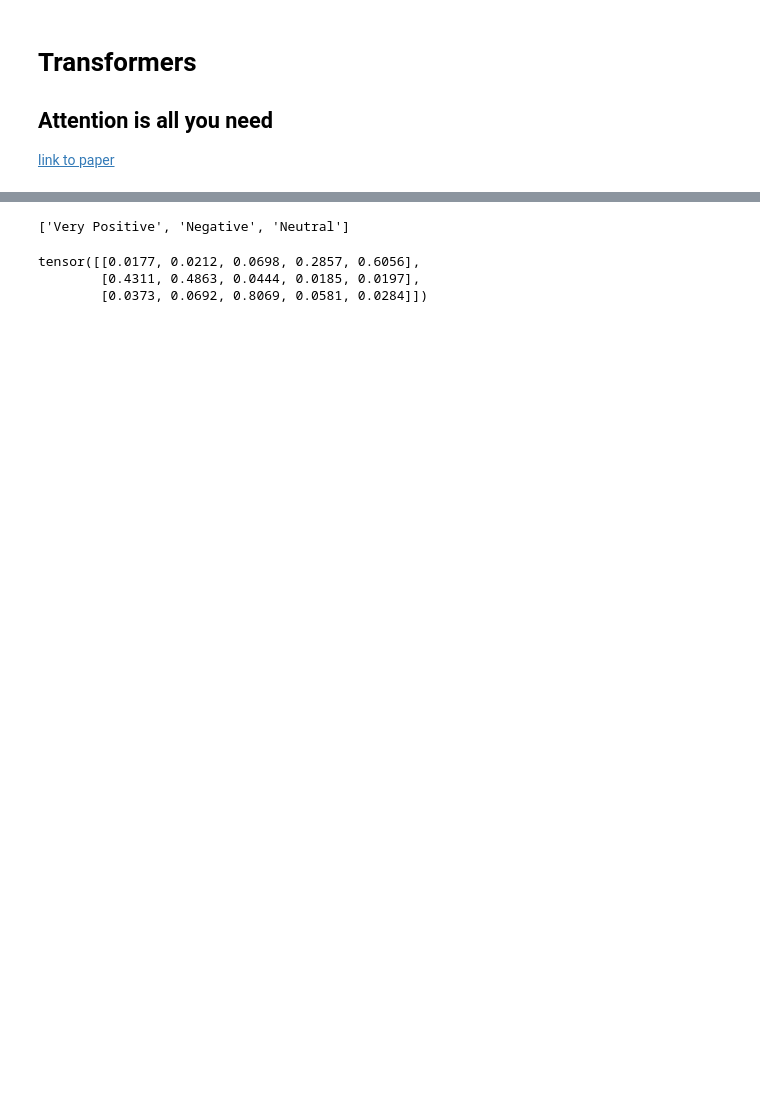
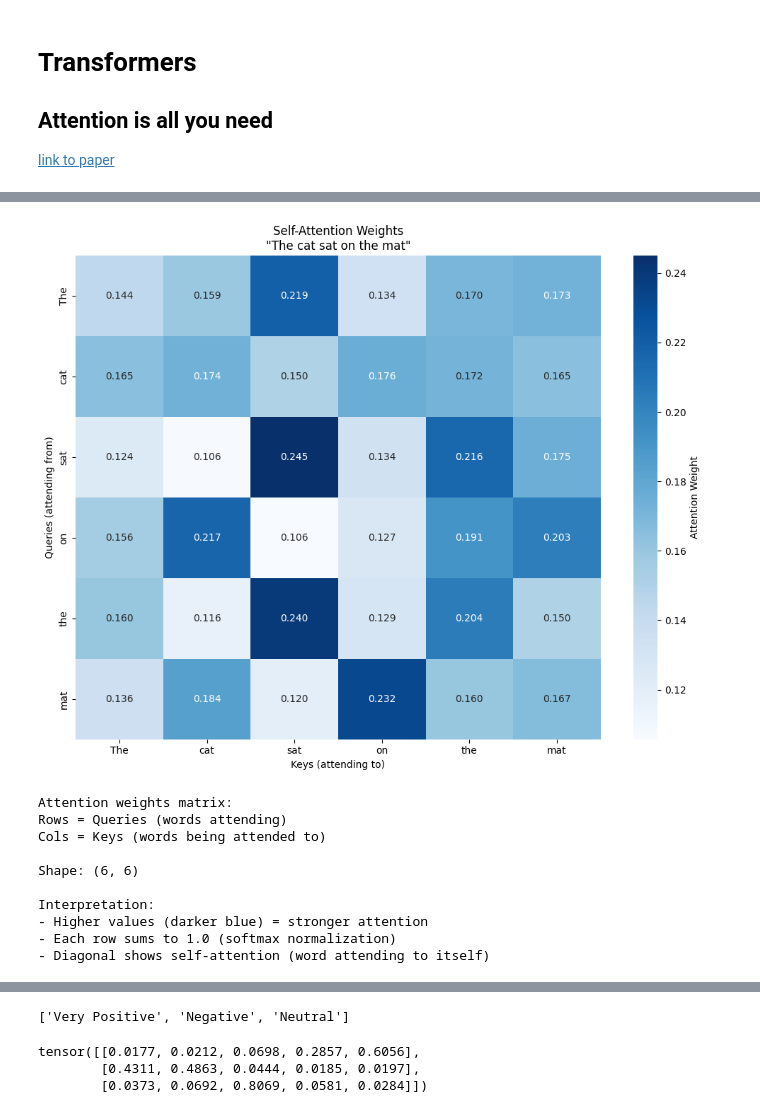
Before and after one commit to FerSala/Deep_Learning_Big_D, a Jupyter notebook: Clase #4/rnns_and_transformers.ipynb, the cells around one changed output, grey strips where cells are left out. Cells and saved outputs as stored; diff of their text form; code cells hidden in the pictures; blank space fills up the shorter version.

```diff
--- a/Clase #4/rnns_and_transformers.ipynb
+++ b/Clase #4/rnns_and_transformers.ipynb
@@ -324,11 +387,12 @@ FASTAPI
 # Multi-head attention layer
 mha = nn.MultiheadAttention(embed_dim=embedding_dim, num_heads=4, batch_first=False)
 
-# Apply self-attention
-output, attn_weights = mha(x, x, x)  # (seq_len, batch, embed_dim), (batch, num_heads, seq_len, seq_len)
+# Apply self-attention (need_weights=True to get attention weights)
+output, attn_weights = mha(x, x, x, need_weights=True, average_attn_weights=True)
 
 print("Output shape:", output.shape)
 print("Attention weights shape:", attn_weights.shape)
+print("Tokens:", tokens)
 # %% [output]
 Output shape: torch.Size([6, 1, 16])
 Attention weights shape: torch.Size([1, 6, 6])
@@ -385,0 +400,42 @@ Attention Weights:
+# %%
+# Plot attention weights
+plt.figure(figsize=(10, 8))
+
+# Convert attention weights to numpy for plotting
+attn_np = attn_weights.squeeze().detach().numpy()
+
+# Create heatmap
+sns.heatmap(attn_np,
+            annot=True,
+            fmt='.3f',
+            xticklabels=tokens,
+            yticklabels=tokens,
+            cmap='Blues',
+            cbar_kws={'label': 'Attention Weight'})
+
+plt.title('Self-Attention Weights\n"The cat sat on the mat"')
+plt.xlabel('Keys (attending to)')
+plt.ylabel('Queries (attending from)')
+plt.tight_layout()
+plt.show()
+
+print("\nAttention weights matrix:")
+print("Rows = Queries (words attending)")
+print("Cols = Keys (words being attended to)")
+print(f"\nShape: {attn_np.shape}")
+print("\nInterpretation:")
+print("- Higher values (darker blue) = stronger attention")
+print("- Each row sums to 1.0 (softmax normalization)")
+print("- Diagonal shows self-attention (word attending to itself)")
+# %% [output]
+[figure, added]
+Attention weights matrix:
+Rows = Queries (words attending)
+Cols = Keys (words being attended to)
+
+Shape: (6, 6)
+
+Interpretation:
+- Higher values (darker blue) = stronger attention
+- Each row sums to 1.0 (softmax normalization)
+- Diagonal shows self-attention (word attending to itself)
```
Also changed, not shown: parts of 22 cells of this notebook, 8 other files.
